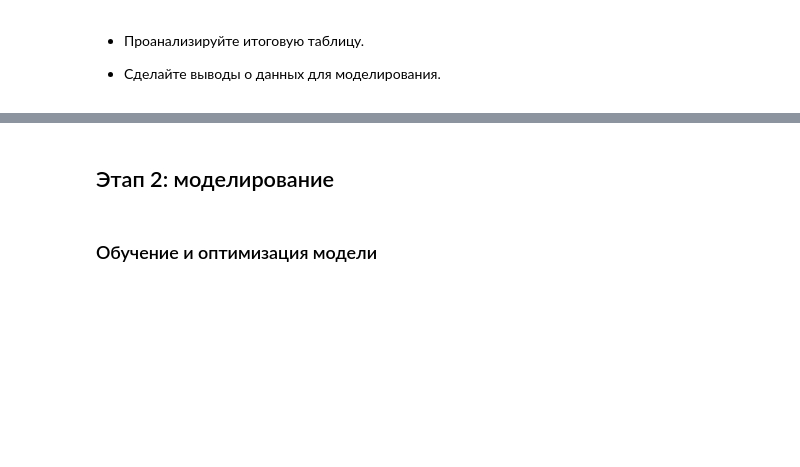
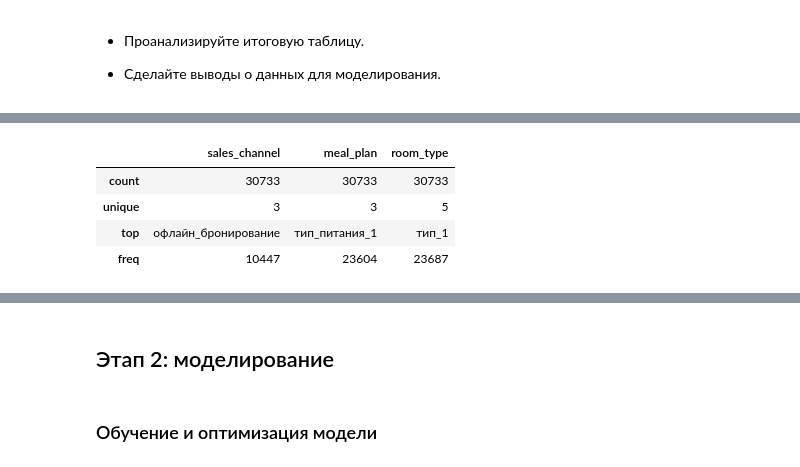
Before and after one commit to TemaQDX/project_module_04_urbanstay, a Jupyter notebook: project_module_04_urbanstay_Artem_Burov.ipynb, the cells around one changed output, grey strips where cells are left out. Cells and saved outputs as stored; diff of their text form; code cells hidden in the pictures; blank space fills up the shorter version.

```diff
--- a/project_module_04_urbanstay_Artem_Burov.ipynb
+++ b/project_module_04_urbanstay_Artem_Burov.ipynb
@@ -1431,0 +1474,9 @@ memory usage: 2.6 MB
+# %%
+# Анализ категориальных признаков
+df_hotel[categorical_features].describe()
+# %% [output]
+|  | sales_channel | meal_plan | room_type |
+| count | 30733 | 30733 | 30733 |
+| unique | 3 | 3 | 5 |
+| top | офлайн_бронирование | тип_питания_1 | тип_1 |
+| freq | 10447 | 23604 | 23687 |
```
Also changed, not shown: parts of 14 cells of this notebook.
